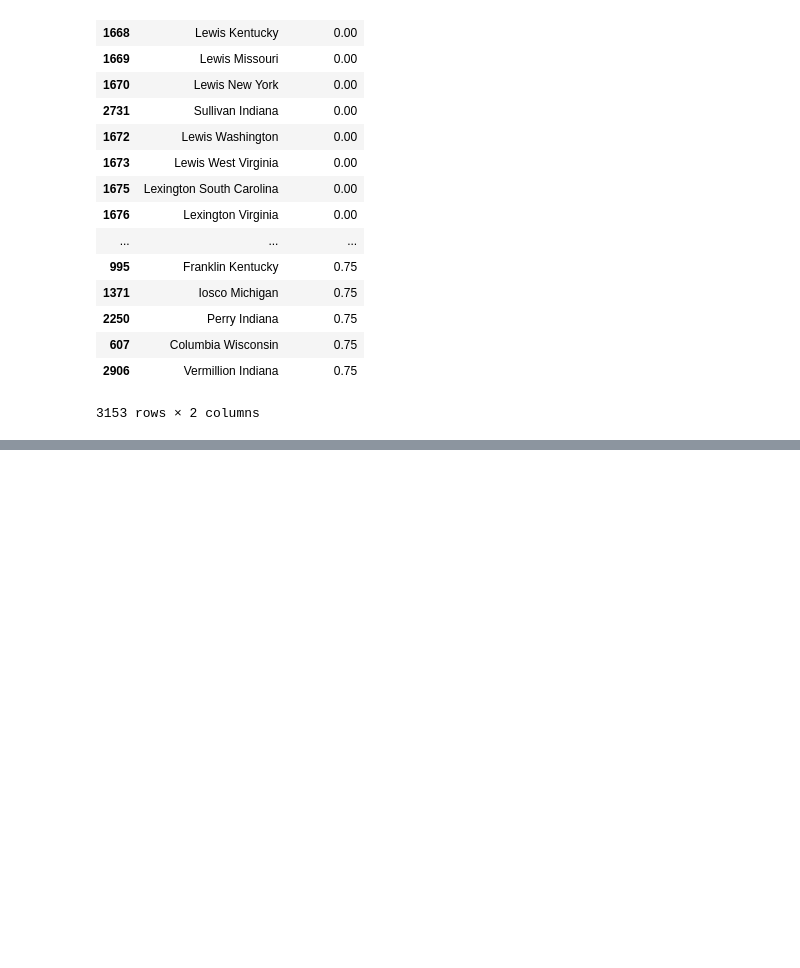
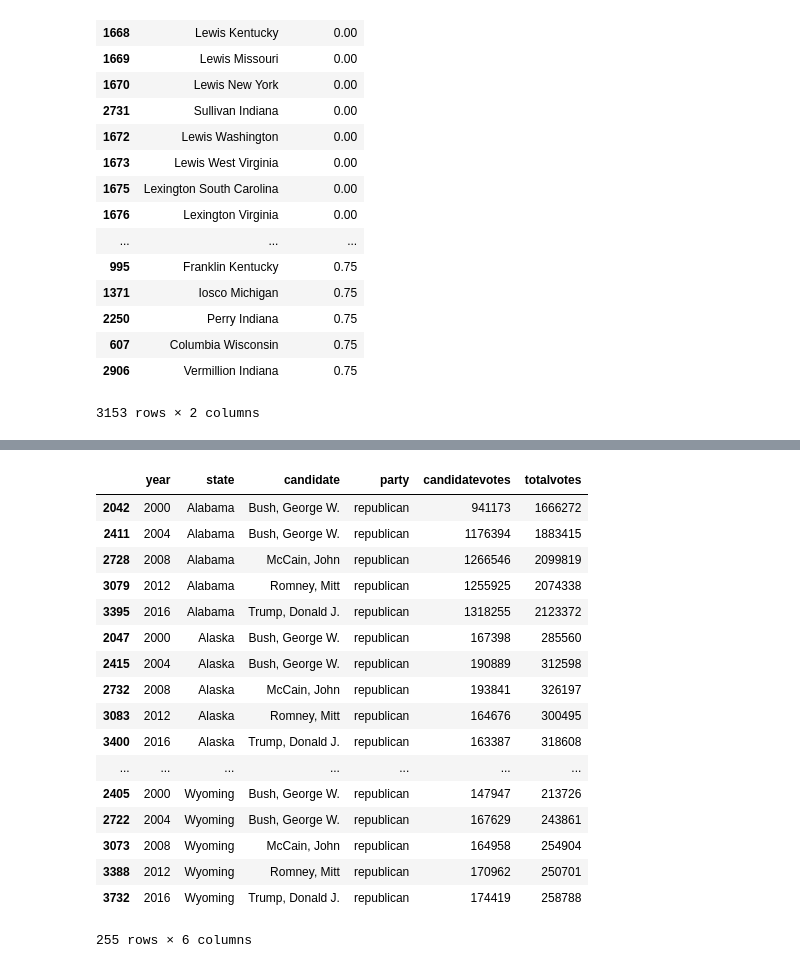
Before and after one commit to tinawong15/portends-greatness, a Jupyter notebook: elections.ipynb, the cells around one changed output, grey strips where cells are left out. Drawn from its saved outputs; the diff is of its cells as text; code cells hidden in the pictures; blank space fills up the shorter version.

```diff
--- a/elections.ipynb
+++ b/elections.ipynb
@@ -71,0 +108,23 @@ swing.sort_values(['swinginess'], ascending=(True))
+# %%
+states_vote = state_winners.sort_values(['state', 'year'], ascending=(True, True))
+states_vote = states_vote.drop(["state_fips", "notes", "state_cen", "state_ic", "writein", "version", "office", "state_po"], axis=1)
+states_vote
+# %% [output]
+|  | year | state | candidate | party | candidatevotes | totalvotes |
+| 2042 | 2000 | Alabama | Bush, George W. | republican | 941173 | 1666272 |
+| 2411 | 2004 | Alabama | Bush, George W. | republican | 1176394 | 1883415 |
+| 2728 | 2008 | Alabama | McCain, John | republican | 1266546 | 2099819 |
+| 3079 | 2012 | Alabama | Romney, Mitt | republican | 1255925 | 2074338 |
+| 3395 | 2016 | Alabama | Trump, Donald J. | republican | 1318255 | 2123372 |
+| 2047 | 2000 | Alaska | Bush, George W. | republican | 167398 | 285560 |
+| 2415 | 2004 | Alaska | Bush, George W. | republican | 190889 | 312598 |
+| 2732 | 2008 | Alaska | McCain, John | republican | 193841 | 326197 |
+| 3083 | 2012 | Alaska | Romney, Mitt | republican | 164676 | 300495 |
+| 3400 | 2016 | Alaska | Trump, Donald J. | republican | 163387 | 318608 |
+| ... | ... | ... | ... | ... | ... | ... |
+| 2405 | 2000 | Wyoming | Bush, George W. | republican | 147947 | 213726 |
+| 2722 | 2004 | Wyoming | Bush, George W. | republican | 167629 | 243861 |
+| 3073 | 2008 | Wyoming | McCain, John | republican | 164958 | 254904 |
+| 3388 | 2012 | Wyoming | Romney, Mitt | republican | 170962 | 250701 |
+| 3732 | 2016 | Wyoming | Trump, Donald J. | republican | 174419 | 258788 |
+255 rows × 6 columns
```
Also changed, not shown: parts of 6 cells of this notebook.
